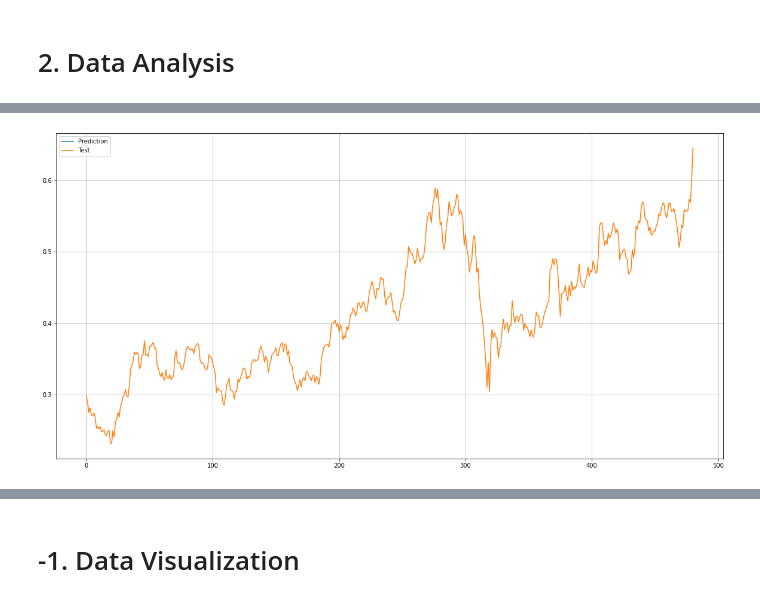
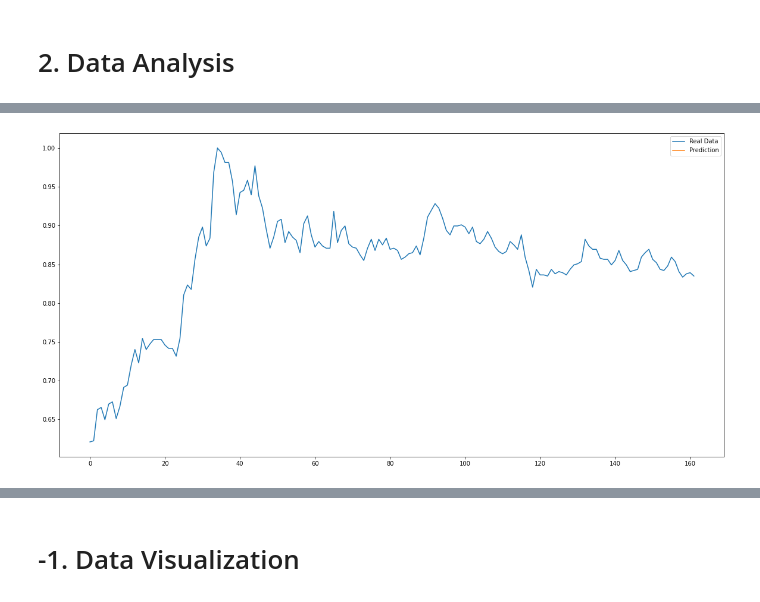
Before and after one commit to giyukim/21SWAI, a Jupyter notebook: ml/[SWAI] Backend Stock Data MachineLearning - Notebook.ipynb, the cells around one changed output, grey strips where cells are left out. Saved outputs shown, nothing was run; the diff lists cells and outputs as text; code cells hidden in the pictures.

```diff
--- a/ml/[SWAI] Backend Stock Data MachineLearning - Notebook.ipynb
+++ b/ml/[SWAI] Backend Stock Data MachineLearning - Notebook.ipynb
@@ -183,11 +198,10 @@ Epoch 500/500
 # %%
-prediction = model.predict(test_x)
+prediction_test = tf.model.predict(test_x)
 
 plt.figure(figsize = (20, 10))
-plt.plot(prediction, label = "Prediction")
-plt.plot(test_y, label="Test")
+plt.plot(validation_y, label = 'Real Data')
+plt.plot(prediction_test, label = 'Prediction')
 plt.legend()
-plt.grid()
 plt.show()
 # %% [output]
-[figure, old version]
+[figure, new version]
```
Also changed, not shown: parts of 10 cells of this notebook, 6 other files.
